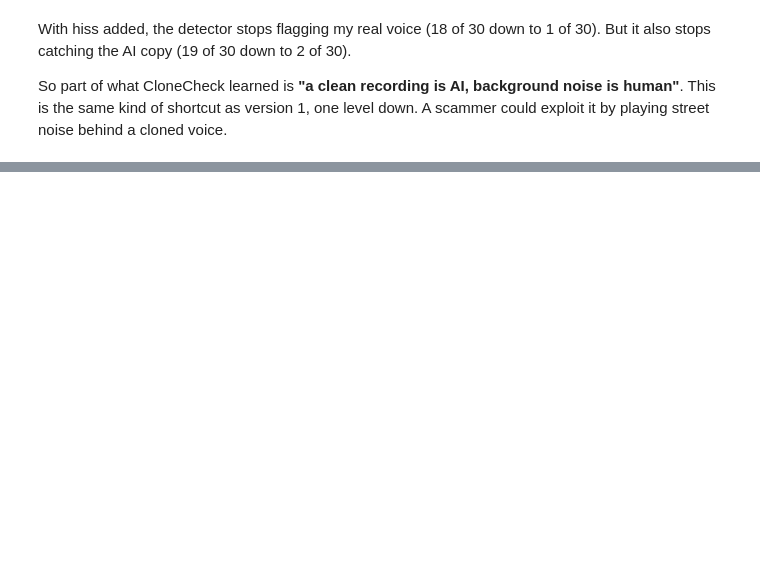
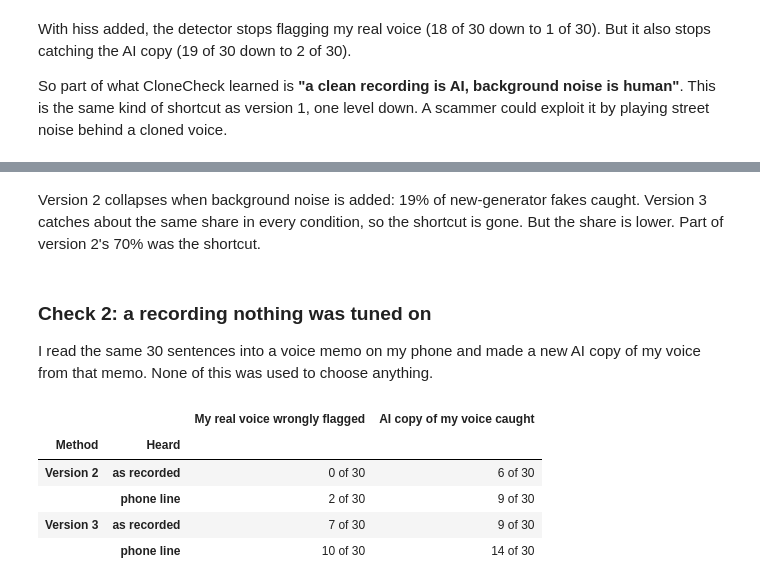
Before and after one commit to ImGosha/clonecheck, a Jupyter notebook: CloneCheck.ipynb, the cells around one changed output, grey strips where cells are left out. Drawn from its saved outputs; the diff is of its cells as text; code cells hidden in the pictures; blank space fills up the shorter version.

```diff
--- a/CloneCheck.ipynb
+++ b/CloneCheck.ipynb
@@ -295,0 +324,15 @@ So part of what CloneCheck learned is **"a clean recording is AI, background noi
+# %% [markdown]
+Version 2 collapses when background noise is added: 19% of new-generator fakes caught. Version 3 catches about the same share in every condition, so the shortcut is gone. But the share is lower. Part of version 2's 70% was the shortcut.
+# %% [markdown]
+### Check 2: a recording nothing was tuned on
+
+I read the same 30 sentences into a voice memo on my phone and made a new AI copy of my voice from that memo. None of this was used to choose anything.
+# %%
+report.own_voice(versions, features_all, fresh)
+# %% [output]
+|  |  | My real voice wrongly flagged | AI copy of my voice caught |
+| Method | Heard |  |  |
+| Version 2 | as recorded | 0 of 30 | 6 of 30 |
+|  | phone line | 2 of 30 | 9 of 30 |
+| Version 3 | as recorded | 7 of 30 | 9 of 30 |
+|  | phone line | 10 of 30 | 14 of 30 |
```
Also changed, not shown: parts of 11 cells of this notebook, 19 other files.
